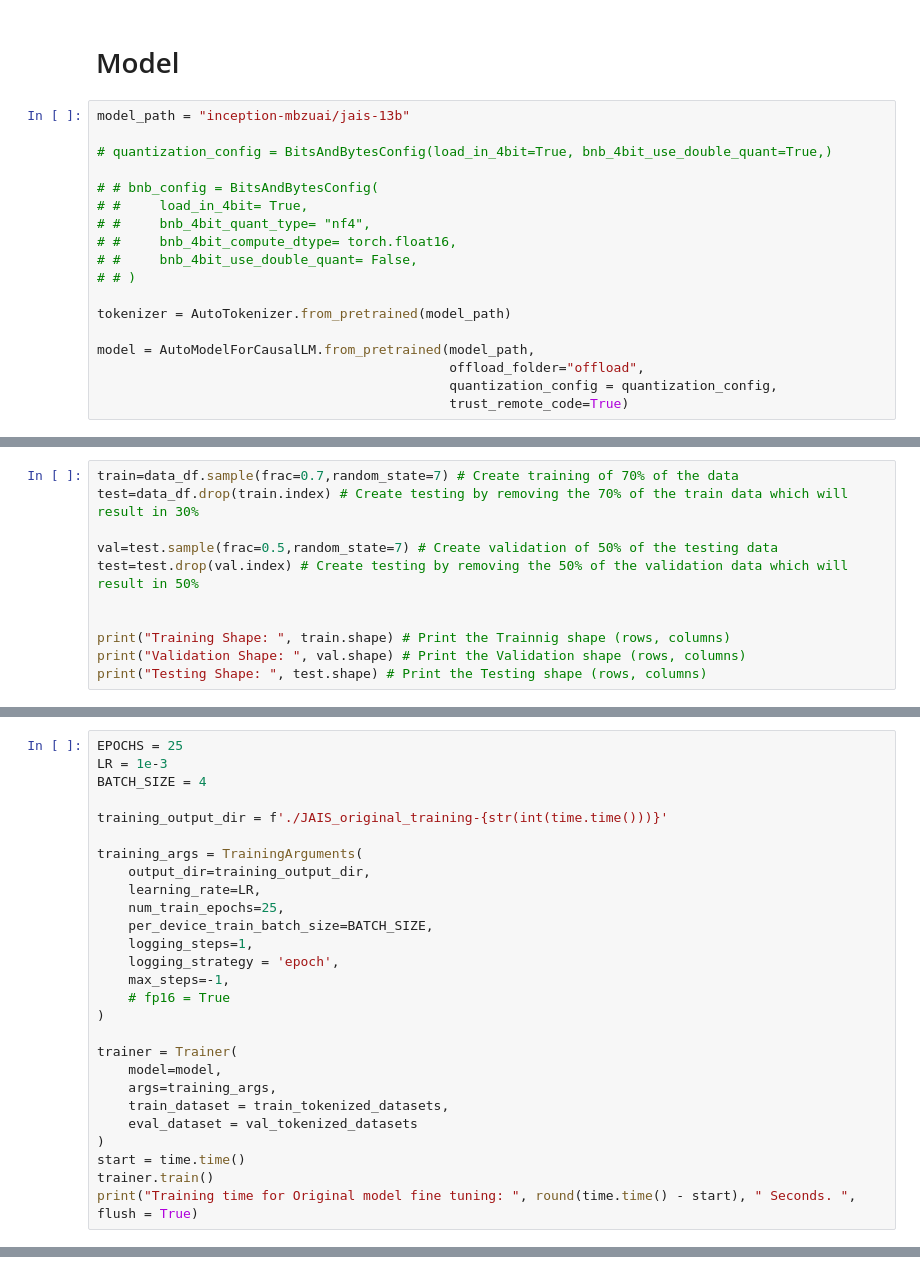
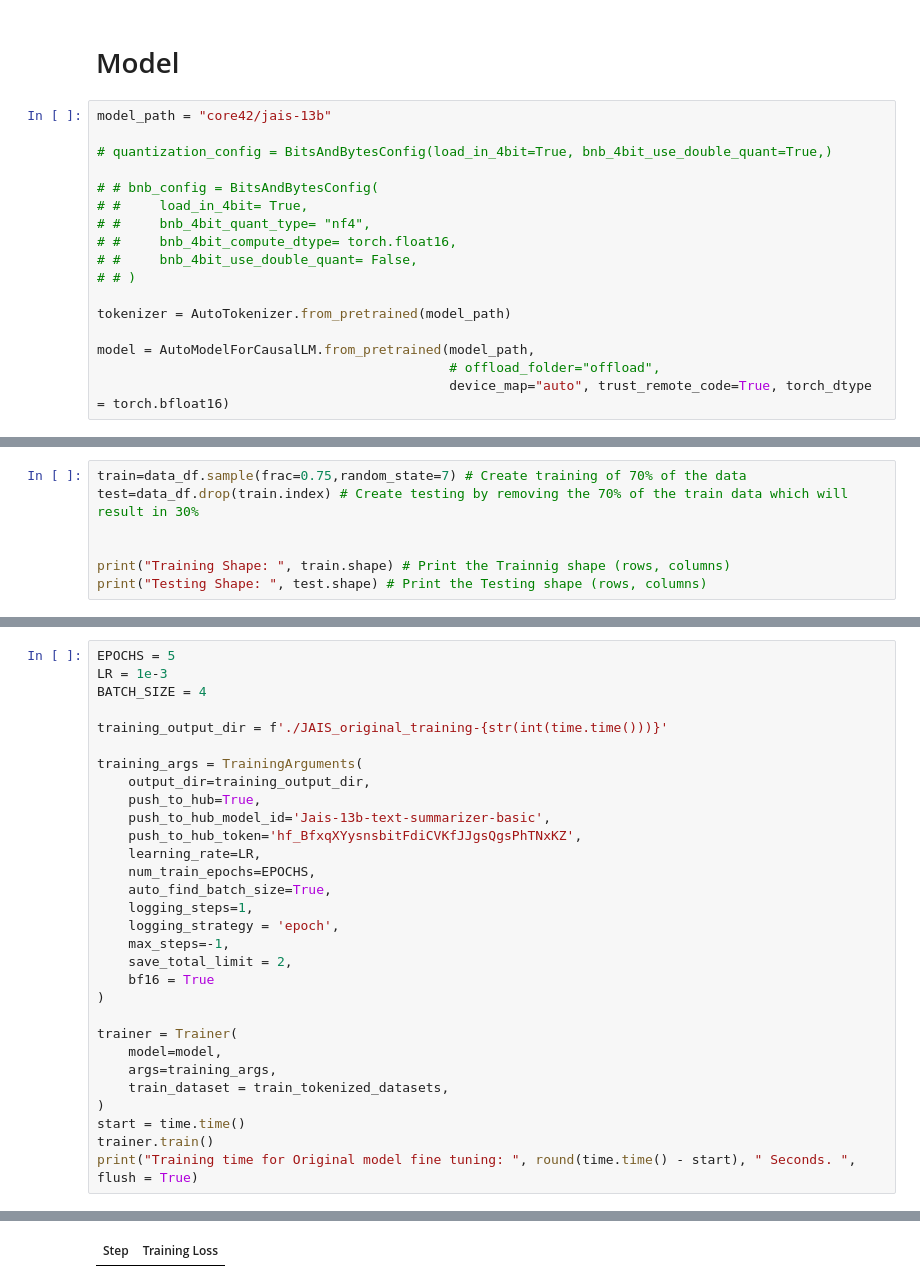
Before and after one commit to omaratef3221/Jais-text-summarizer-rbf, a Jupyter notebook: Thesis_Experiment_1.ipynb, the cells around one changed output, grey strips where cells are left out. Cells and saved outputs as stored; diff of their text form.

```diff
--- a/Thesis_Experiment_1.ipynb
+++ b/Thesis_Experiment_1.ipynb
@@ -66,7 +62,7 @@ data_df.head()
 # %% [markdown]
 # Model
 # %%
-model_path = "inception-mbzuai/jais-13b"
+model_path = "core42/jais-13b"
 
 # quantization_config = BitsAndBytesConfig(load_in_4bit=True, bnb_4bit_use_double_quant=True,)
 
@@ -80,9 +76,8 @@ model_path = "inception-mbzuai/jais-13b"
 tokenizer = AutoTokenizer.from_pretrained(model_path)
 
 model = AutoModelForCausalLM.from_pretrained(model_path,
-                                             offload_folder="offload",
-                                             quantization_config = quantization_config,
-                                             trust_remote_code=True)
+                                             # offload_folder="offload",
+                                             device_map="auto", trust_remote_code=True, torch_dtype = torch.bfloat16)
 # %%
 def print_number_of_trainable_model_parameters(model):
     trainable_model_params = 0
@@ -107,12 +96,8 @@ RuntimeError: ignored
 # %%
-train=data_df.sample(frac=0.7,random_state=7) # Create training of 70% of the data
+train=data_df.sample(frac=0.75,random_state=7) # Create training of 70% of the data
 test=data_df.drop(train.index) # Create testing by removing the 70% of the train data which will result in 30%
-
-val=test.sample(frac=0.5,random_state=7) # Create validation of 50% of the testing data
-test=test.drop(val.index) # Create testing by removing the 50% of the validation data which will result in 50%
 
 
 print("Training Shape: ", train.shape) # Print the Trainnig shape (rows, columns)
-print("Validation Shape: ", val.shape) # Print the Validation shape (rows, columns)
 print("Testing Shape: ", test.shape) # Print the Testing shape (rows, columns)
 # %% [output]
@@ -147,7 +125,7 @@ test_data = Dataset.from_pandas(test)
 test_tokenized_datasets = test_data.map(tokenize_function, batched=True)
 test_tokenized_datasets = test_tokenized_datasets.remove_columns(['summary', 'text',])
 # %%
-EPOCHS = 25
+EPOCHS = 5
 LR = 1e-3
 BATCH_SIZE = 4
 
@@ -155,20 +133,23 @@ training_output_dir = f'./JAIS_original_training-{str(int(time.time()))}'
 
 training_args = TrainingArguments(
     output_dir=training_output_dir,
+    push_to_hub=True,
+    push_to_hub_model_id='Jais-13b-text-summarizer-basic',
+    push_to_hub_token='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',
     learning_rate=LR,
-    num_train_epochs=25,
-    per_device_train_batch_size=BATCH_SIZE,
+    num_train_epochs=EPOCHS,
+    auto_find_batch_size=True,
     logging_steps=1,
     logging_strategy = 'epoch',
     max_steps=-1,
-    # fp16 = True
+    save_total_limit = 2,
+    bf16 = True
 )
 
 trainer = Trainer(
     model=model,
     args=training_args,
     train_dataset = train_tokenized_datasets,
-    eval_dataset = val_tokenized_datasets
 )
 start = time.time()
 trainer.train()
@@ -177,0 +159 @@ ValueError: ignored
+| Step | Training Loss |
```
Also changed, not shown: parts of 11 cells of this notebook.
